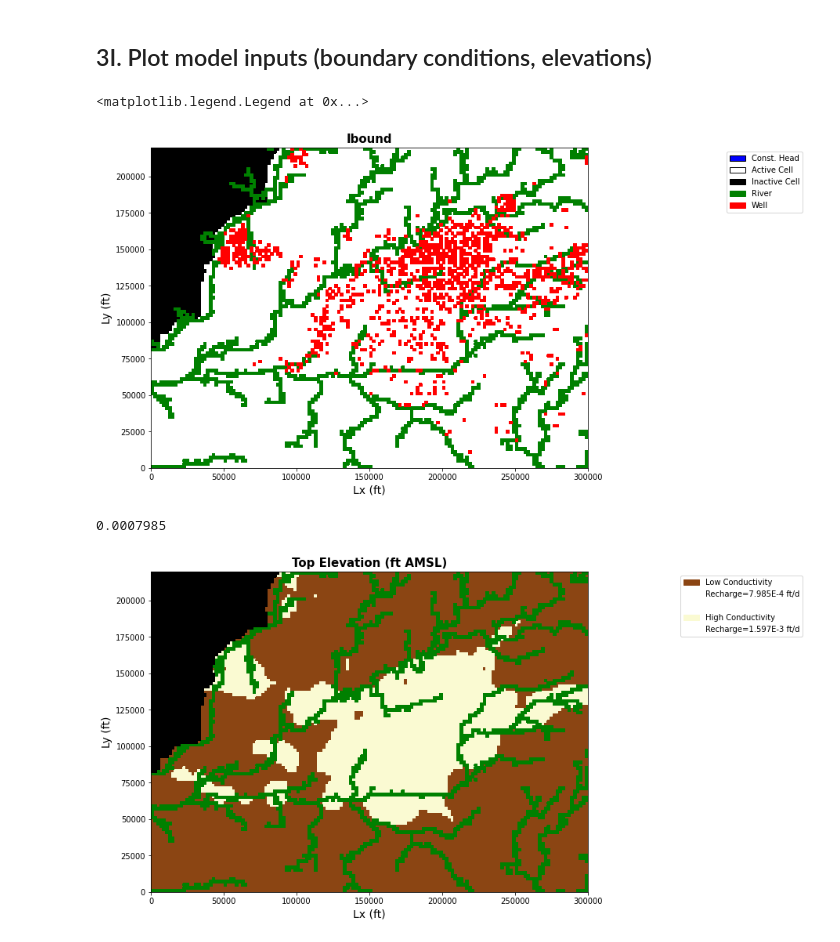
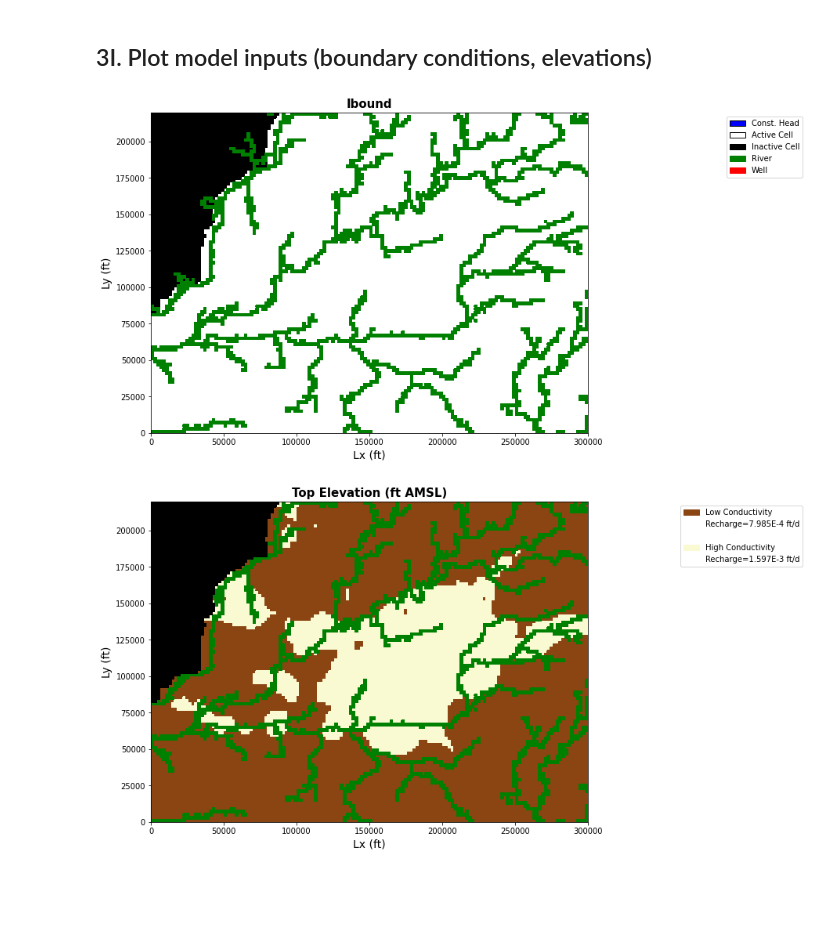
Before and after one commit to iordach1/GEOL572-GRL, a Jupyter notebook: GRL_Model_working.ipynb, the cells around one changed output. Saved outputs shown, nothing was run; the diff lists cells and outputs as text; code cells hidden in the pictures; blank space fills up the shorter version.

```diff
--- a/GRL_Model_working.ipynb
+++ b/GRL_Model_working.ipynb
@@ -571,31 +583,27 @@ pcg = flopy.modflow.ModflowPcg(model=m,mxiter=200,iter1=50,hclose=1e-03,rclose=1
 # %%
 '''Plot grid and boundary conditions'''
 #----------------------------------------------------------------------------
 plt.figure(figsize=(10,10)) #create 10 x 10 figure
 modelmap = flopy.plot.PlotMapView(model=m, layer=0)
 #grid = modelmap.plot_grid()
 ib = modelmap.plot_ibound()
 rvr = modelmap.plot_bc(ftype='RIV')
-wel = modelmap.plot_bc(ftype='WEL', plotAll = True)
+#wel = modelmap.plot_bc(ftype='WEL', plotAll = True)
 
 #add labels and legend
 plt.xlabel('Lx (ft)',fontsize = 14)
 plt.ylabel('Ly (ft)',fontsize = 14)
 plt.title('Ibound', fontsize = 15, fontweight = 'bold')
 plt.legend(handles=[mp.patches.Patch(color='blue',label='Const. Head',ec='black'),
                     mp.patches.Patch(color='white',label='Active Cell',ec='black'),
                     mp.patches.Patch(color='black',label='Inactive Cell',ec='black'),
                     mp.patches.Patch(color='green',label='River',ec='green'),
                     mp.patches.Patch(color='red',label='Well',ec='red')],
                     bbox_to_anchor=(1.5,1.0))
+plt.show()
 #----------------------------------------------------------------------------
 # %% [output]
-<matplotlib.legend.Legend at 0x...>
-[figure, old version]
+[figure, new version]
-# %%
-rch_low
-# %% [output]
-0.0007985
 # %%
 '''Plot elevation'''
 #----------------------------------------------------------------------------
```
Also changed, not shown: parts of 21 cells of this notebook.
